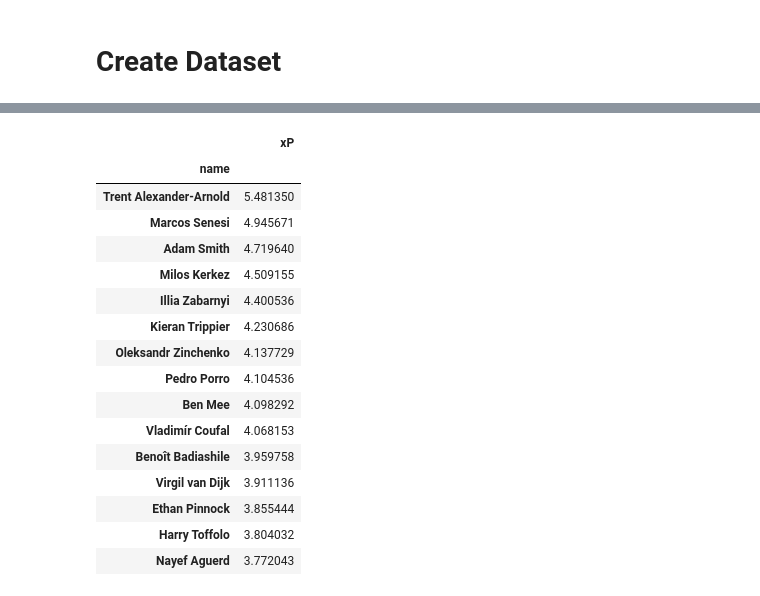
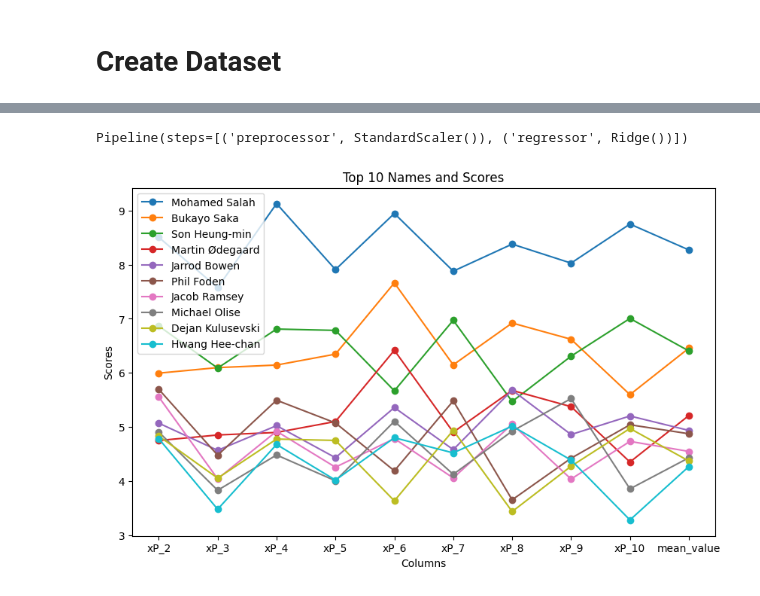
Before and after one commit to ofraley24/FPL, a Jupyter notebook: xfantasy.ipynb, the cells around one changed output, grey strips where cells are left out. Cells and saved outputs as stored; diff of their text form; code cells hidden in the pictures.

```diff
--- a/xfantasy.ipynb
+++ b/xfantasy.ipynb
@@ -152 +167,6 @@ data.head()
+# %%
+GK = position_dataset('GK', data)
+DEF = position_dataset('DEF', data)
+MID = position_dataset('MID', data)
+FWD = position_dataset('FWD', data)
 # %% [markdown]
@@ -318,16 +236,18 @@ teams = ['Arsenal', 'Aston Villa','Bournemouth','Brentford',
          'Man Utd', 'Newcastle','Forest',
          'Sheffield Utd','Spurs','West Ham', 'Wolves']
 # %%
-regressors = [ElasticNet(), Lasso(), Ridge()]
+#regressors = [XGBRegressor(), LGBMRegressor()]
+regressors = [Lasso(), Ridge()]
 transformers = [StandardScaler(), PowerTransformer(), None]
 # %%
-best_score = 0
+best_score = 100
+model = ModelClass(MID)
 for regressor in regressors:
     for transformer in transformers:
-        model = ModelClass(data, 'DEF', regressor, transformer)
-        score = model.cross_val_score()
-        if score > best_score:
+        score = model.cross_val_score(regressor, transformer)
+        if score < best_score:
+            best_score = score
+            model.fit_pipe(regressor, transformer)
             best_model = model
-            best_model.fit_pipe()
         print(f'Model: {regressor}, transformer: {transformer} got score: {score}')
 # %% [output]
@@ -343,20 +260,4 @@ Model: Ridge(), transformer: None got score: 2.3487467844432053
-# %%
-best_model.predictions(150, 17,4).head(15)
-# %% [output]
-|  | xP |
-| name |  |
-| Trent Alexander-Arnold | 5.481350 |
-| Marcos Senesi | 4.945671 |
-| Adam Smith | 4.719640 |
-| Milos Kerkez | 4.509155 |
-| Illia Zabarnyi | 4.400536 |
-| Kieran Trippier | 4.230686 |
-| Oleksandr Zinchenko | 4.137729 |
-| Pedro Porro | 4.104536 |
-| Ben Mee | 4.098292 |
-| Vladimír Coufal | 4.068153 |
-| Benoît Badiashile | 3.959758 |
-| Virgil van Dijk | 3.911136 |
-| Ethan Pinnock | 3.855444 |
-| Harry Toffolo | 3.804032 |
-| Nayef Aguerd | 3.772043 |
+# %%
+best_model.pipe
+# %% [output]
+Pipeline(steps=[('preprocessor', StandardScaler()), ('regressor', Ridge())])
@@ -362,0 +266,27 @@ best_model.predictions(150, 17,4).head(15)
+# %%
+preds = best_model.future_predictions('MID', 21, 10)
+# %%
+n=10
+top_n = preds.head(n)
+
+plt.figure(figsize=(10, 6))
+
+for index, row in top_n.iterrows():
+    # Extract column names and values dynamically
+    columns = preds.columns[1:]  # Exclude the 'name' column
+    values = row[1:]  # Exclude the 'name' value
+
+    # Plot a line for each name
+    plt.plot(columns, values, label=index, marker='o')
+
+
+# Add labels and title
+plt.xlabel('Columns')
+plt.ylabel('Scores')
+plt.title(f'Top {n} Names and Scores')
+plt.legend()
+
+# Show the plot
+plt.show()
+# %% [output]
+[figure, added]
```
Also changed, not shown: parts of 25 cells of this notebook.
